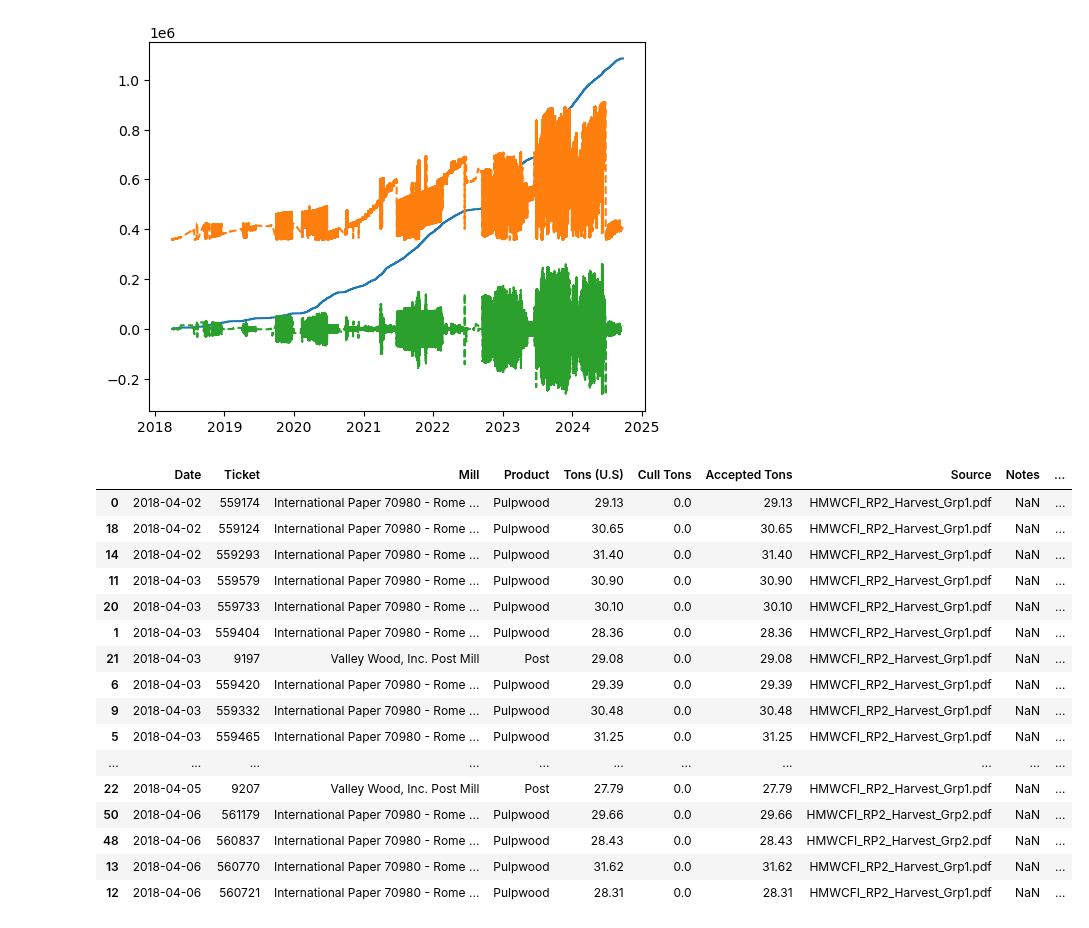
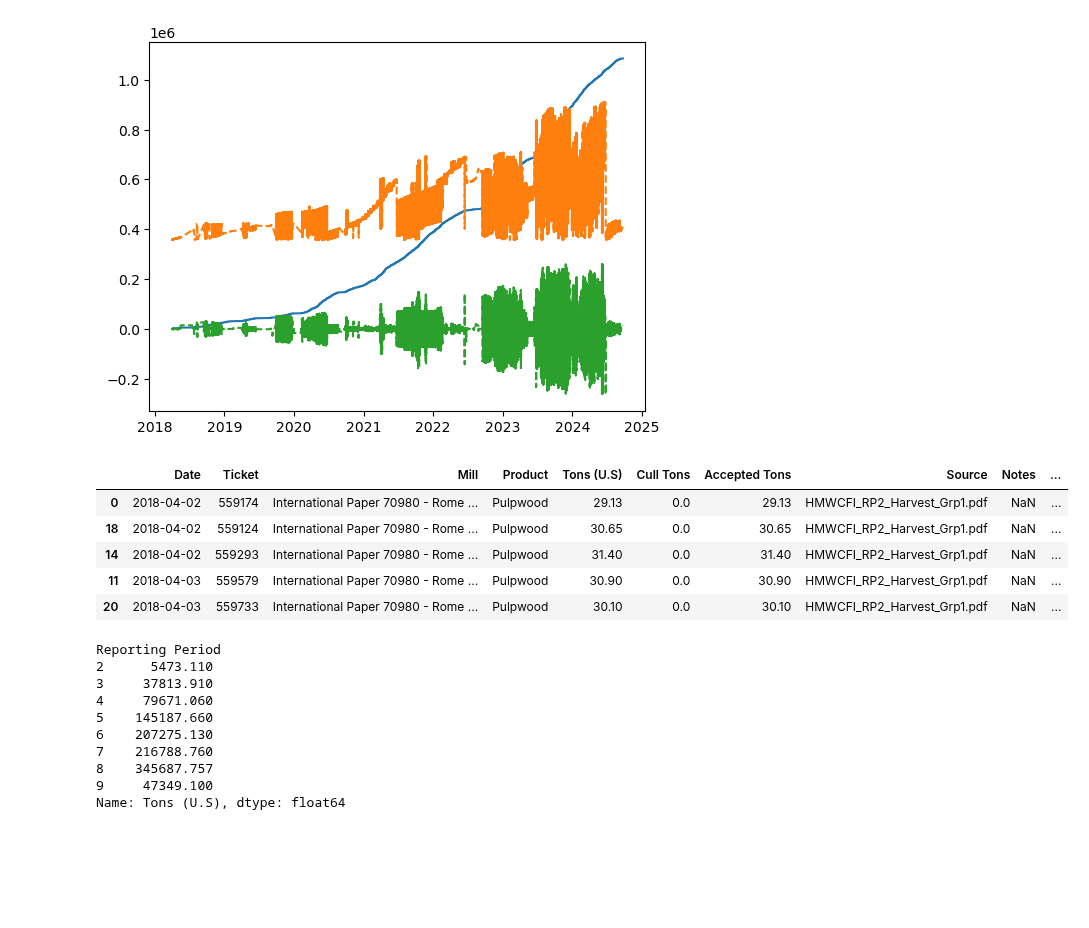
Before and after one commit to BilyBrown/sqlite3-tutorial, a Jupyter notebook: create_war_tables.ipynb, the cells around one changed output. Saved outputs shown, nothing was run; the diff lists cells and outputs as text; code cells hidden in the pictures; blank space fills up the shorter version.

```diff
--- a/create_war_tables.ipynb
+++ b/create_war_tables.ipynb
@@ -1242,22 +1242,24 @@ plt.plot(mill_df_sorted['Date'], derivative_fun, linestyle='--')
 [<matplotlib.lines.Line2D at 0x...>]
 [figure]
 # %%
-mill_df_sorted[:25]
+mill_df_sorted.head()
 # %% [output]
 |  | Date | Ticket | Mill | Product | Tons (U.S) | Cull Tons | Accepted Tons | Source | Notes | ... |
 | 0 | 2018-04-02 | 559174 | International Paper 70980 - Rome ... | Pulpwood | 29.13 | 0.0 | 29.13 | HMWCFI_RP2_Harvest_Grp1.pdf | NaN | ... |
 | 18 | 2018-04-02 | 559124 | International Paper 70980 - Rome ... | Pulpwood | 30.65 | 0.0 | 30.65 | HMWCFI_RP2_Harvest_Grp1.pdf | NaN | ... |
 | 14 | 2018-04-02 | 559293 | International Paper 70980 - Rome ... | Pulpwood | 31.40 | 0.0 | 31.40 | HMWCFI_RP2_Harvest_Grp1.pdf | NaN | ... |
 | 11 | 2018-04-03 | 559579 | International Paper 70980 - Rome ... | Pulpwood | 30.90 | 0.0 | 30.90 | HMWCFI_RP2_Harvest_Grp1.pdf | NaN | ... |
 | 20 | 2018-04-03 | 559733 | International Paper 70980 - Rome ... | Pulpwood | 30.10 | 0.0 | 30.10 | HMWCFI_RP2_Harvest_Grp1.pdf | NaN | ... |
-| 1 | 2018-04-03 | 559404 | International Paper 70980 - Rome ... | Pulpwood | 28.36 | 0.0 | 28.36 | HMWCFI_RP2_Harvest_Grp1.pdf | NaN | ... |
-| 21 | 2018-04-03 | 9197 | Valley Wood, Inc. Post Mill | Post | 29.08 | 0.0 | 29.08 | HMWCFI_RP2_Harvest_Grp1.pdf | NaN | ... |
-| 6 | 2018-04-03 | 559420 | International Paper 70980 - Rome ... | Pulpwood | 29.39 | 0.0 | 29.39 | HMWCFI_RP2_Harvest_Grp1.pdf | NaN | ... |
-| 9 | 2018-04-03 | 559332 | International Paper 70980 - Rome ... | Pulpwood | 30.48 | 0.0 | 30.48 | HMWCFI_RP2_Harvest_Grp1.pdf | NaN | ... |
-| 5 | 2018-04-03 | 559465 | International Paper 70980 - Rome ... | Pulpwood | 31.25 | 0.0 | 31.25 | HMWCFI_RP2_Harvest_Grp1.pdf | NaN | ... |
-| ... | ... | ... | ... | ... | ... | ... | ... | ... | ... | ... |
-| 22 | 2018-04-05 | 9207 | Valley Wood, Inc. Post Mill | Post | 27.79 | 0.0 | 27.79 | HMWCFI_RP2_Harvest_Grp1.pdf | NaN | ... |
-| 50 | 2018-04-06 | 561179 | International Paper 70980 - Rome ... | Pulpwood | 29.66 | 0.0 | 29.66 | HMWCFI_RP2_Harvest_Grp2.pdf | NaN | ... |
-| 48 | 2018-04-06 | 560837 | International Paper 70980 - Rome ... | Pulpwood | 28.43 | 0.0 | 28.43 | HMWCFI_RP2_Harvest_Grp2.pdf | NaN | ... |
-| 13 | 2018-04-06 | 560770 | International Paper 70980 - Rome ... | Pulpwood | 31.62 | 0.0 | 31.62 | HMWCFI_RP2_Harvest_Grp1.pdf | NaN | ... |
-| 12 | 2018-04-06 | 560721 | International Paper 70980 - Rome ... | Pulpwood | 28.31 | 0.0 | 28.31 | HMWCFI_RP2_Harvest_Grp1.pdf | NaN | ... |
+# %%
+mill_df_sorted.groupby("Reporting Period")['Tons (U.S)'].sum()
+# %% [output]
+Reporting Period
+2      5473.110
+3     37813.910
+4     79671.060
+5    145187.660
+6    207275.130
+7    216788.760
+8    345687.757
+9     47349.100
+Name: Tons (U.S), dtype: float64
```
Also changed, not shown: 1 other file.
